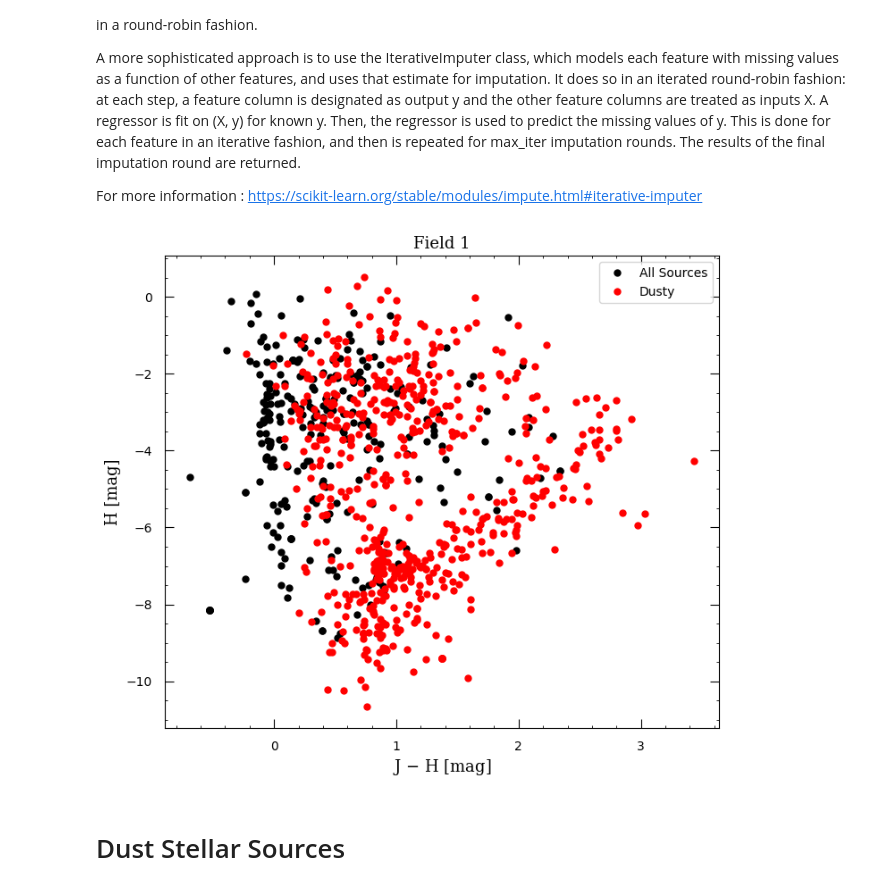
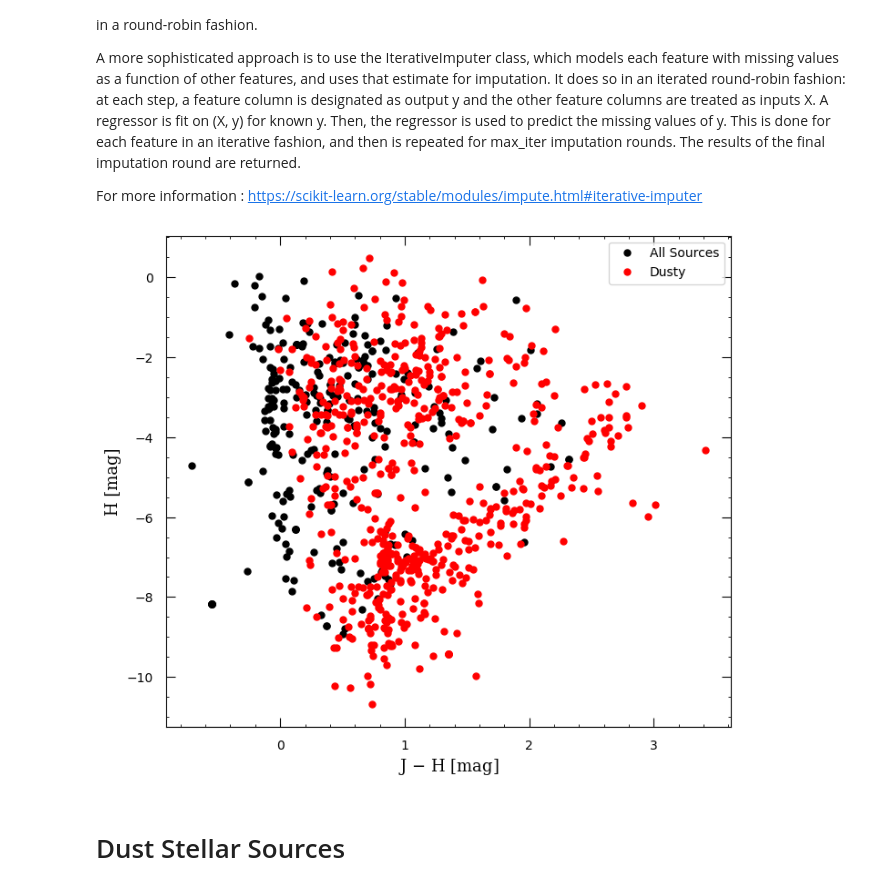
Before and after one commit to Mahdi-Abdollahii/Dusty-Stellar-Sources-Classification, a Jupyter notebook: Data_Visualization.ipynb, the cells around one changed output. Saved outputs shown, nothing was run; the diff lists cells and outputs as text; code cells hidden in the pictures.

```diff
--- a/Data_Visualization.ipynb
+++ b/Data_Visualization.ipynb
@@ -134,37 +134,37 @@ df[df.columns[2:-2]] = imp.fit_transform(df[df.columns[2:-2]])
 # %%
 plt.figure(figsize = (8,7), dpi = 100)
 
-plt.title('Field 1', fontsize = 13, fontname = "serif")
+#plt.title('Field 1', fontsize = 13, fontname = "serif")
 
 plt.tick_params(axis='both',which='major', length=7    ,pad=10,direction='in')
 plt.tick_params(axis='y'   ,which='both' ,left= True   ,direction='in')
 plt.tick_params(axis='x'   ,which='both' ,bottom= True ,direction='in')
 plt.tick_params(axis='x'   ,which='both' ,top= True    ,direction='in')
 plt.tick_params(axis='y'   ,which='both' ,right= True  ,direction='in')
 plt.minorticks_on()
 
 # xmax , xmin = 5.5 , -0.5
 # ymax , ymin = 19  , 10
 
 # plt.xticks(np.arange(xmin , xmax , step=1))
 # plt.yticks(np.arange(ymin , ymax , step=1))
 # plt.xlim(xmin, xmax )
 # plt.ylim(ymax, ymin )
 
 #Selected Stars 'LPV'
 plt.xlabel('J $-$ H [mag]', fontsize = 13, fontname = "serif")
 plt.ylabel('H [mag]'          , fontsize = 13, fontname = "serif")
 
 #All
 df1 = df[df['GeneralClass'] == 'Other']
 df2 = df[df['GeneralClass'] == 'DSS']
 plt.plot(df1['Jmag'] - df1['Hmag'], df1['Hmag'] ,'k.', markersize = '10', label = 'All Sources')
 plt.plot(df2['Jmag'] - df2['Hmag'], df2['Hmag'] ,'r.', markersize = '10', label = 'Dusty')
 
 plt.legend(loc='upper right')
-plt.savefig('CMD_All.jpeg', bbox_inches='tight', dpi = 400)
+plt.savefig('CMD_All.png', bbox_inches='tight', dpi = 400)
 # %% [output]
-[figure, old version]
+[figure, new version]
 # %% [markdown]
 # Dust Stellar Sources
 # %% [markdown]
```
Also changed, not shown: parts of 11 cells of this notebook.
